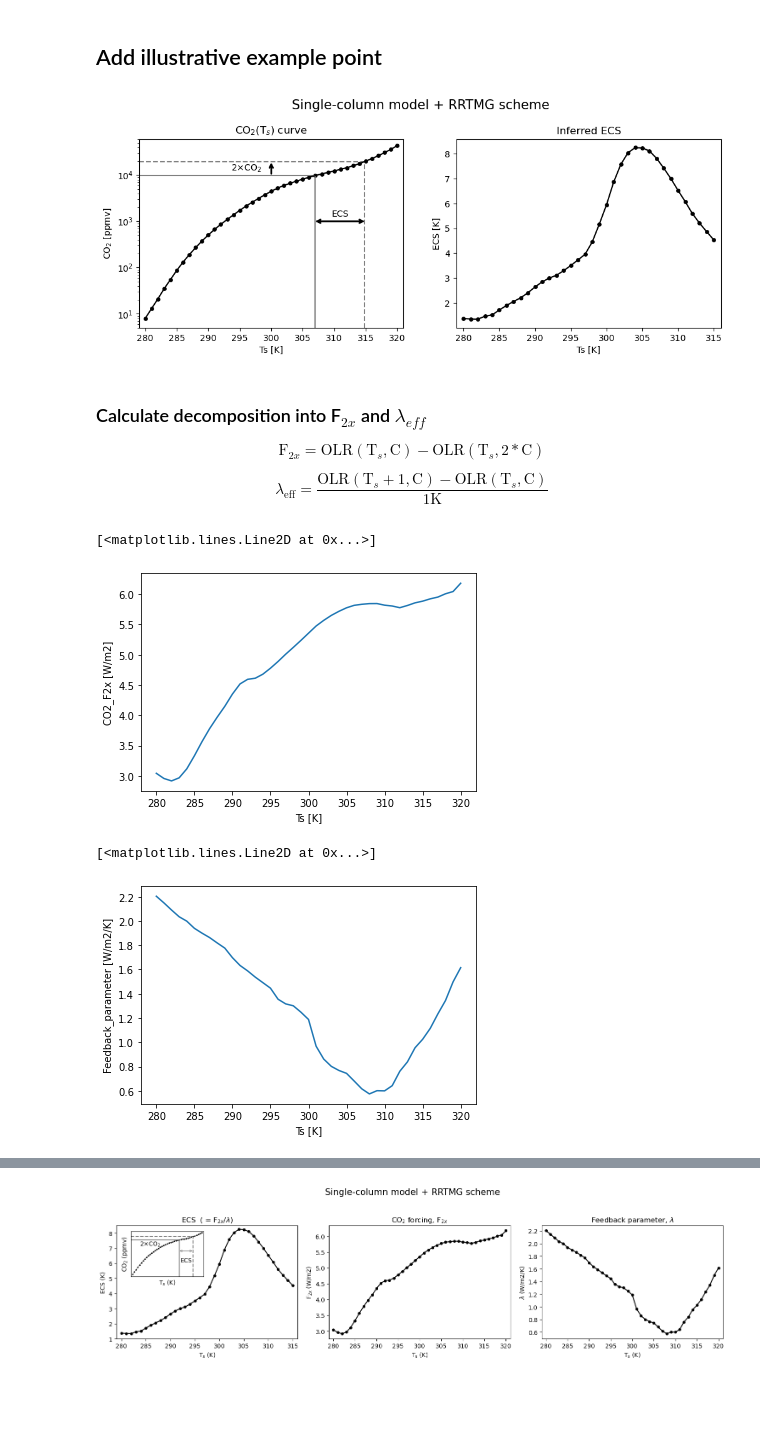
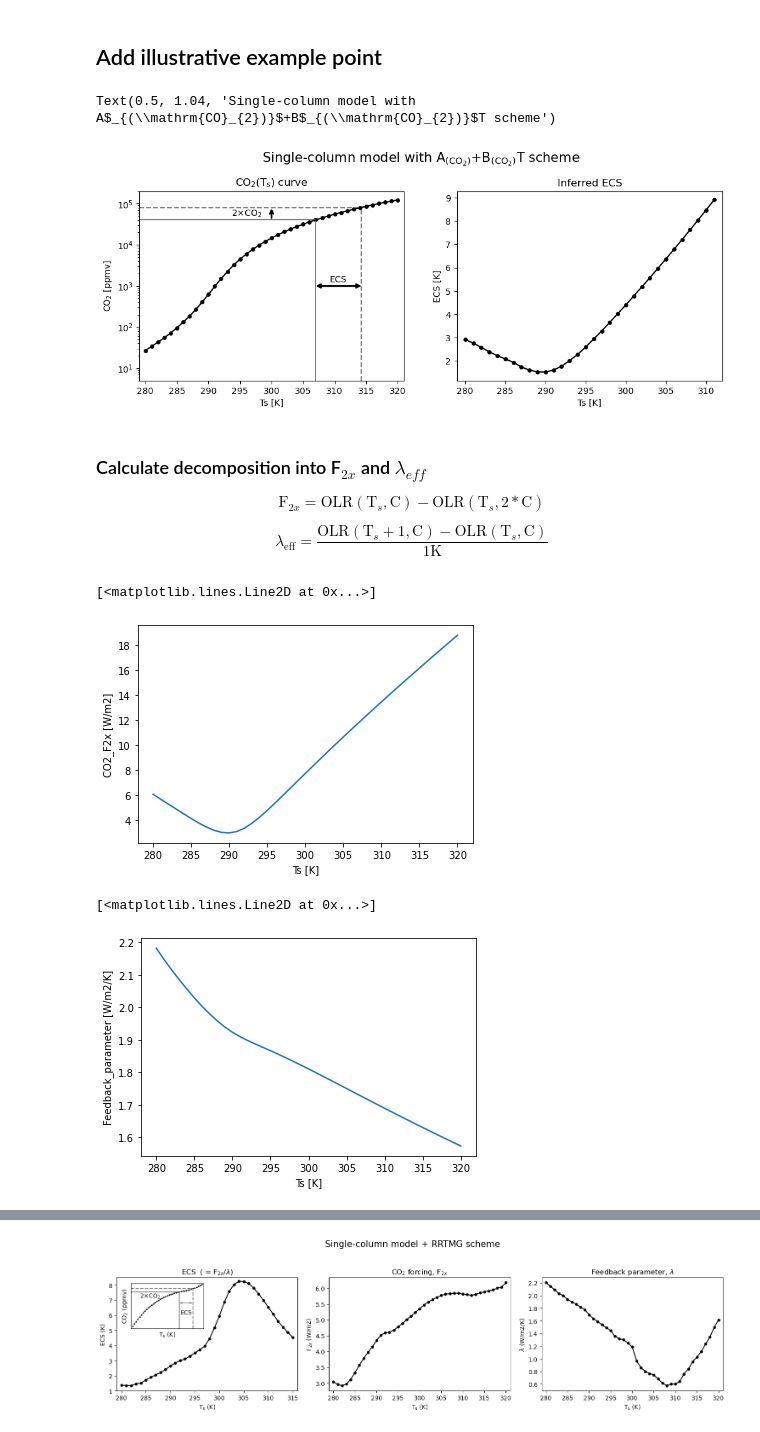
Before and after one commit to AndrewILWilliams/ECS_bump, a Jupyter notebook: climlab_greygas.ipynb, the cells around one changed output, grey strips where cells are left out. Saved outputs shown, nothing was run; the diff lists cells and outputs as text; code cells hidden in the pictures; blank space fills up the shorter version.

```diff
--- a/climlab_greygas.ipynb
+++ b/climlab_greygas.ipynb
@@ -80,4 +100,4 @@ def calc_olr(SST, CO2ppmv):
 # %%
-OLR0 = calc_olr(SST=288,CO2ppmv=280)
+OLR0 = calc_olr_AplusBT_CO2(SST=288,CO2ppmv=280)
 OLR0
 # %% [output]
@@ -87,7 +107,7 @@ OLRS = np.zeros((10,10))
 
 for idx1, temp in enumerate(np.linspace(280, 290, 10)):
     for idx2, co2 in enumerate(np.linspace(280, 1200, 10)):
-        OLRS[idx1, idx2] = calc_olr(temp, co2)
+        OLRS[idx1, idx2] = calc_olr_AplusBT_CO2(temp, co2)
 # %%
 import xarray as xr
 da=xr.DataArray(OLRS, dims=['temp', 'co2'], coords={'temp':np.linspace(280, 290, 10), 'co2':np.linspace(280, 1200, 10)})
@@ -106,7 +126,7 @@ the RRTMG scheme, so you can either choose to run it or just set run_loop=False
 and then it will load the data from the Data folder
 """
 
-run_loop = False
+run_loop = True
 # %%
 %%time
 
@@ -217,0 +260,22 @@ Text(0.5, 1.0, 'Inferred ECS')
+# %%
+C_Ts_RRTMG = xr.open_dataarray("./Data/C_Ts_curve_RRTMG.nc")
+Ts_C_RRTMG = xr.open_dataarray("./Data/Ts_C_curve_RRTMG.nc")
+
+da_ECS_RRTMG = C_Ts_RRTMG.copy()
+da_ECS_RRTMG.attrs = {'standard_name':'ECS', 'units': 'K'}
+
+for temp in da_ECS_RRTMG.Ts:
+    conc = C_Ts_RRTMG.sel(Ts=temp)
+    da_ECS_RRTMG.loc[dict(Ts=temp)] = Ts_C_RRTMG.interp(CO2=2*conc) - Ts_C_RRTMG.sel(CO2=conc)
+
+fig,axs=plt.subplots(ncols=2, figsize=(12,4), dpi=100)
+
+C_Ts_RRTMG.plot(ax=axs[0], yscale='log', color='k')
+axs[0].scatter(C_Ts_RRTMG.Ts, C_Ts_RRTMG, color='k', s=15)
+axs[0].set_title(r"CO$_{2}$(T$_{s}$) curve")
+
+da_ECS_RRTMG.plot(ax=axs[1], color='k')
+axs[1].scatter(C_Ts_RRTMG.Ts, da_ECS_RRTMG, color='k', s=15)
+axs[1].set_title(r"Inferred ECS")
+
+fig.suptitle("Longwave scheme: RRTMG_LW", y=1.05, fontsize=15)
@@ -225,7 +292,7 @@ Ts_ex2=Ts_C.interp(CO2=2*co2_ex).values
 Tmin=279
 Tmax=321
 co2_min = 5
-co2_max = 6e4
+co2_max = 2e5
 fig,axs=plt.subplots(ncols=2, figsize=(12,4), dpi=100)
 
 axs[0].plot([Tmin,Ts_ex],co2_ex*np.ones(2),color='gray')
@@ -251,14 +318,15 @@ axs[0].set_title(r"CO$_{2}$(T$_{s}$) curve")
 
 da_ECS.plot(ax=axs[1], color='k')
 axs[1].scatter(C_Ts.Ts, da_ECS, color='k', s=15)
-axs[1].set_xlim(Tmin, 316)
+axs[1].set_xlim(Tmin, 312)
 axs[1].set_title(r"Inferred ECS")
 
-fig.suptitle("Single-column model + RRTMG scheme", y=1.04, fontsize=15)
+fig.suptitle("Single-column model with A$_{(\mathrm{CO}_{2})}$+B$_{(\mathrm{CO}_{2})}$T scheme", y=1.04, fontsize=15)
 
 #plt.savefig('./Figs/Example_rrtmg_fig.png',facecolor='white', bbox_inches='tight', dpi=400)
 # %% [output]
+Text(0.5, 1.04, 'Single-column model with A$_{(\\mathrm{CO}_{2})}$+B$_{(\\mathrm{CO}_{2})}$T scheme')
-[figure, old version]
+[figure, new version]
 # %% [markdown]
 ### Calculate decomposition into F$_{2x}$ and $\lambda_{eff}$
 
@@ -272,13 +340,13 @@ da_F2x.attrs = {'standard_name':'CO2_F2x', 'units': 'W/m2'}
 # %%
 for temp in da_F2x.Ts:
     conc = C_Ts.sel(Ts=temp)
-    da_F2x.loc[dict(Ts=temp)] = calc_olr(SST=temp.values,CO2ppmv=conc.values)[0] - calc_olr(SST=temp.values,CO2ppmv=conc.values*2)[0]
+    da_F2x.loc[dict(Ts=temp)] = calc_olr_AplusBT_CO2(SST=temp.values,CO2ppmv=conc.values) - calc_olr_AplusBT_CO2(SST=temp.values,CO2ppmv=conc.values*2)
 
 #sns.reset_orig()
 da_F2x.plot()
 # %% [output]
 [<matplotlib.lines.Line2D at 0x...>]
-[figure, old version]
+[figure, new version]
 # %%
 da_lambda = C_Ts.copy()
 da_lambda.attrs = {'standard_name':'Feedback_parameter', 'units': 'W/m2/K'}
@@ -286,10 +354,10 @@ da_lambda.attrs = {'standard_name':'Feedback_parameter', 'units': 'W/m2/K'}
 # %%
 for temp in da_lambda.Ts:
     conc = C_Ts.sel(Ts=temp)
-    da_lambda.loc[dict(Ts=temp)] = calc_olr(SST=temp.values+1,CO2ppmv=conc.values)[0] - calc_olr(SST=temp.values,CO2ppmv=conc.values)[0]
+    da_lambda.loc[dict(Ts=temp)] = calc_olr_AplusBT_CO2(SST=temp.values+1,CO2ppmv=conc.values) - calc_olr_AplusBT_CO2(SST=temp.values,CO2ppmv=conc.values)
 
 
 da_lambda.plot()
 # %% [output]
 [<matplotlib.lines.Line2D at 0x...>]
-[figure, old version]
+[figure, new version]
```
Also changed, not shown: parts of 24 cells of this notebook, 3 other files.
